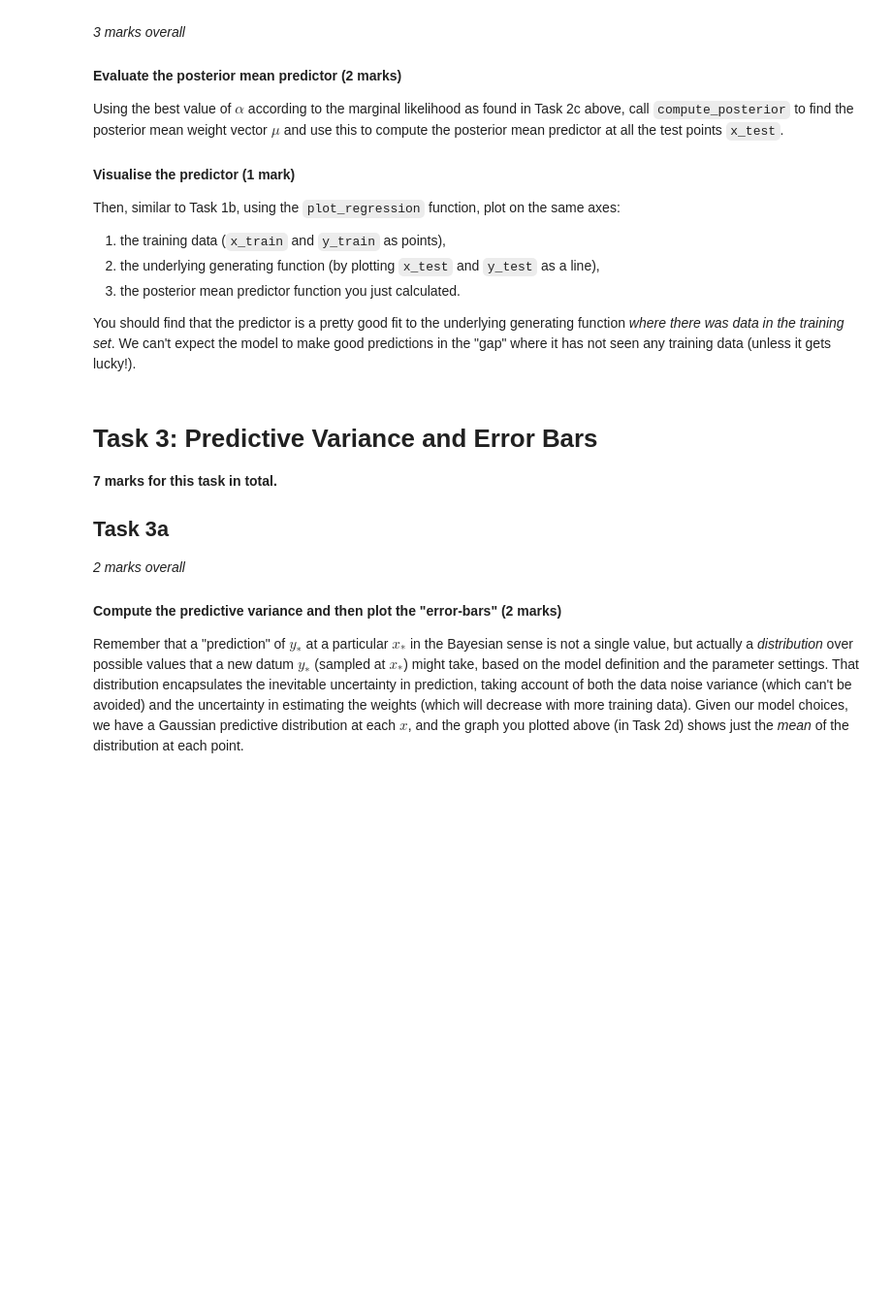
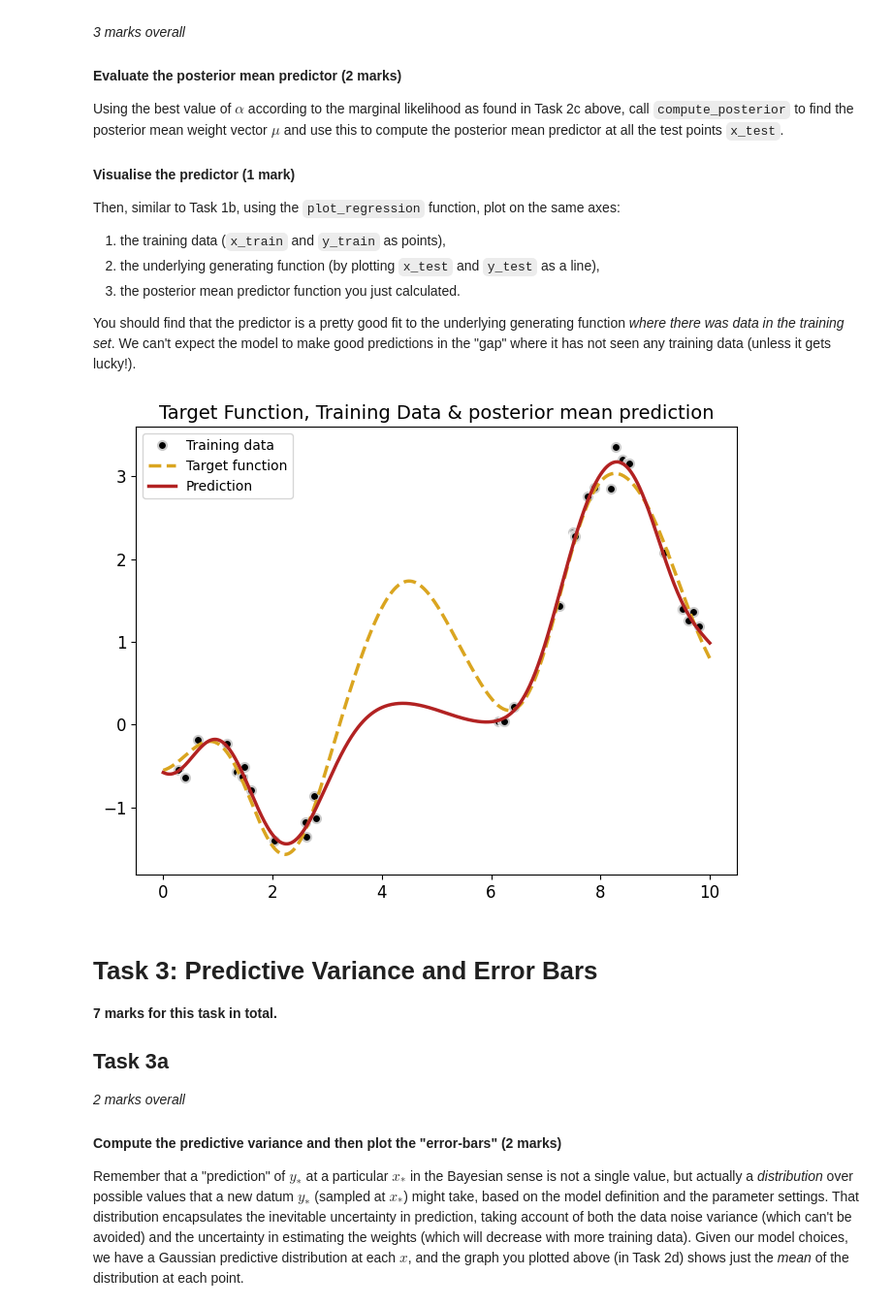
Before and after one commit to Salceid0/proyecto-bath, a Jupyter notebook: BayesianML/Coursework1/CM50268-Coursework-1.ipynb, the cells around one changed output. Shown at 97% size. Saved outputs shown, nothing was run; the diff lists cells and outputs as text; code cells hidden in the pictures; blank space fills up the shorter version.

```diff
--- a/BayesianML/Coursework1/CM50268-Coursework-1.ipynb
+++ b/BayesianML/Coursework1/CM50268-Coursework-1.ipynb
@@ -569,3 +565,24 @@ and your minimum point will be incorrect! 😟
 # Calculate the error for the train, test and validation sets and
 # the negative log marginal-likelihood on the train set and combined
 # train and validation sets ... all for a range of lambda
+
+v = np.linspace(-6, 4, 100)
+lam = 10**v
+steps = 100
+train_errors = []
+val_errors = []
+test_errors = []
+neg_log_marg_train = []
+neg_log_marg_train_val = []
+PHI_combine = np.vstack((PHI_train, PHI_val))
+y_combine = np.concatenate((y_train, y_val))
+
+for l in lam:
+    w = fit_pls(PHI_train, y_train, l)
+    train_errors.append(setup.error_rms(y_train, PHI_train @ w))
+    val_errors.append(setup.error_rms(y_val, PHI_val @ w))
+    test_errors.append(setup.error_rms(y_test, PHI_test @ w))
+    #We get p(t|lamda*sigma_2,sigma_2) so that no need to rescale(?)
+    alpha = l / sigma_2
+    neg_log_marg_train.append(-compute_log_marginal(PHI_train, y_train, alpha, sigma_2))
+    neg_log_marg_train_val.append(-compute_log_marginal(PHI_combine, y_combine, alpha, sigma_2))
@@ -692,11 +683,16 @@ where it has not seen any training data (unless it gets lucky!).
 # %%
 # Code to calculate posterior mean weights and corresponding predictor
 #### **** YOUR CODE HERE **** ####
+mu,cov = compute_posterior(PHI_train, y_train, best_alpha, sigma_2)
+post_mean_pred = PHI_test @ mu
 # %%
 # Visualise the predictor
 #
 #### **** YOUR PLOTTING CODE HERE **** ####
 #
+setup.plot_regression(x_train, y_train, x_test, y_test, y_predict=post_mean_pred,title="Target Function, Training Data & posterior mean prediction", legend=True)
+# %% [output]
+[figure, added]
 # %% [markdown]
 # Task 3: Predictive Variance and Error Bars <a name="task3"></a>
 **7 marks for this task in total.**
```
Also changed, not shown: parts of 15 cells of this notebook, 1 other file.
